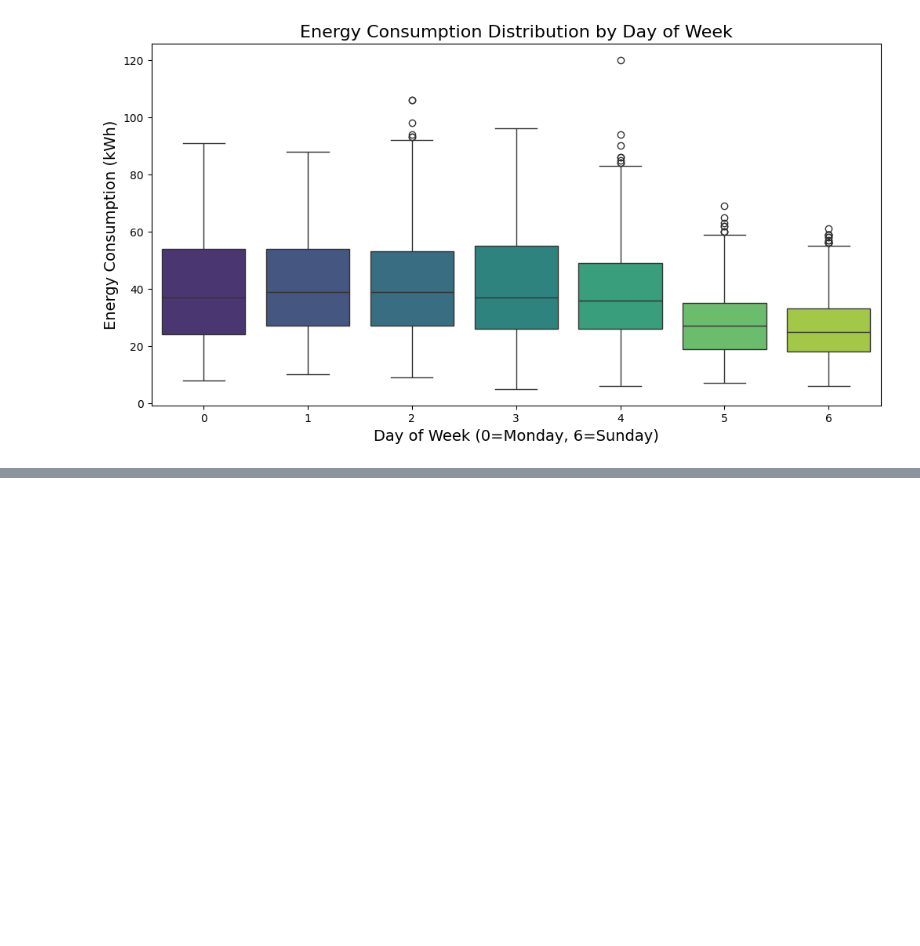
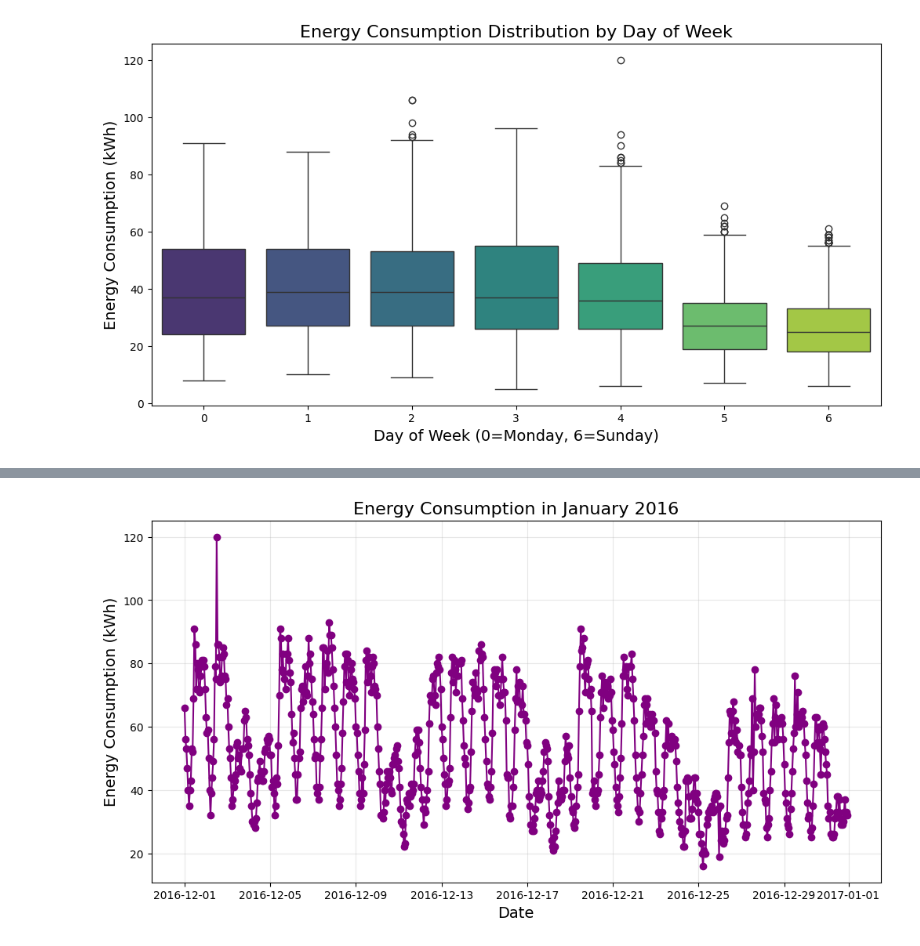
Before and after one commit to Adel2411/energy-consumption-prediction, a Jupyter notebook: data_visualization.ipynb, the cells around one changed output, grey strips where cells are left out. Saved outputs shown, nothing was run; the diff lists cells and outputs as text; code cells hidden in the pictures; blank space fills up the shorter version.

```diff
--- a/data_visualization.ipynb
+++ b/data_visualization.ipynb
@@ -63,0 +90,13 @@ Passing `palette` without assigning `hue` is deprecated and will be removed in v
+# %%
+# Plot data of one month
+one_month = train_data[(train_data['ds'] >= '2016-12-01') & (train_data['ds'] < '2017-01-01')]
+
+plt.figure(figsize=(12, 6))
+plt.plot(one_month['ds'], one_month['y'], marker='o', linestyle='-', color='purple')
+plt.title('Energy Consumption in January 2016', fontsize=16)
+plt.xlabel('Date', fontsize=14)
+plt.ylabel('Energy Consumption (kWh)', fontsize=14)
+plt.grid(alpha=0.3)
+plt.show()
+# %% [output]
+[figure, added]
```
Also changed, not shown: parts of 3 cells of this notebook, 1 other file.
